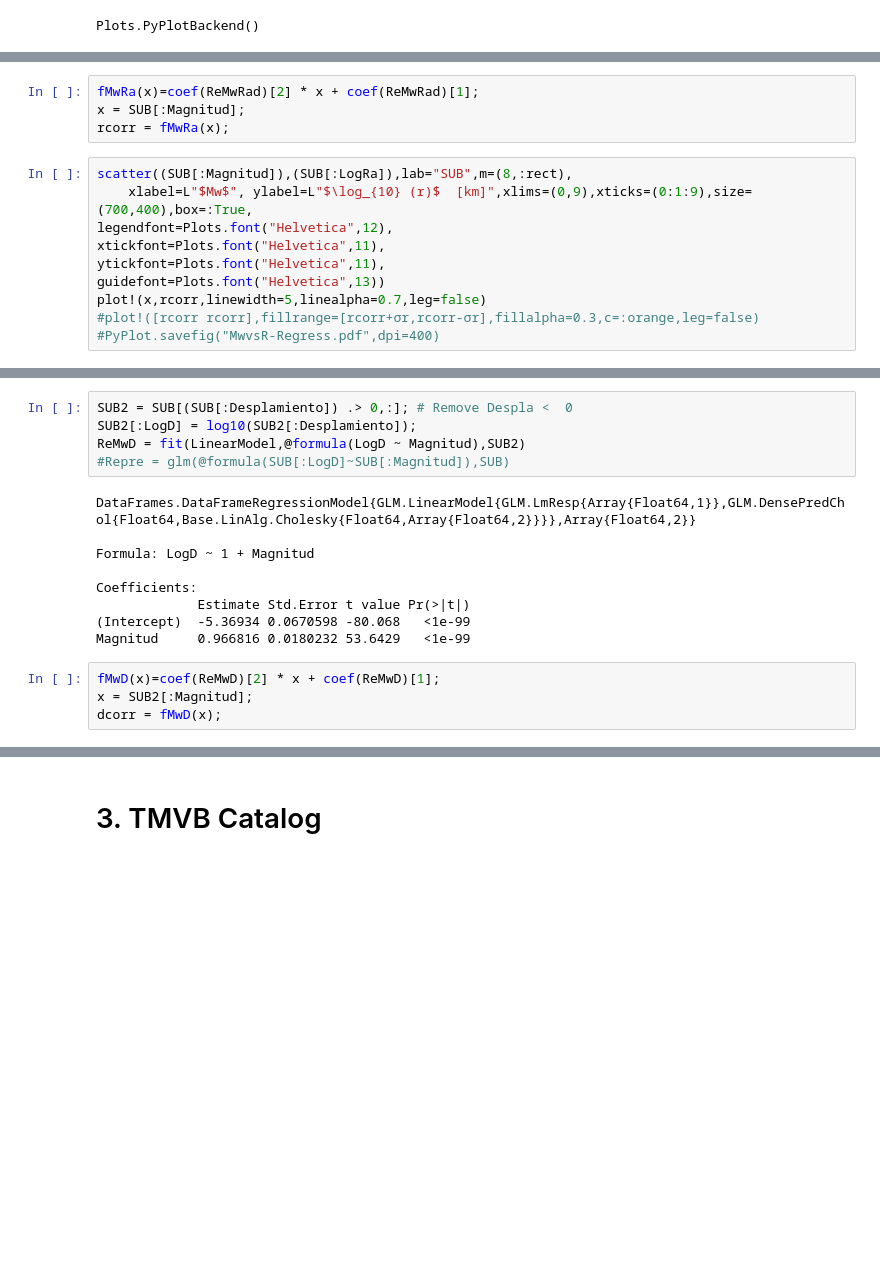
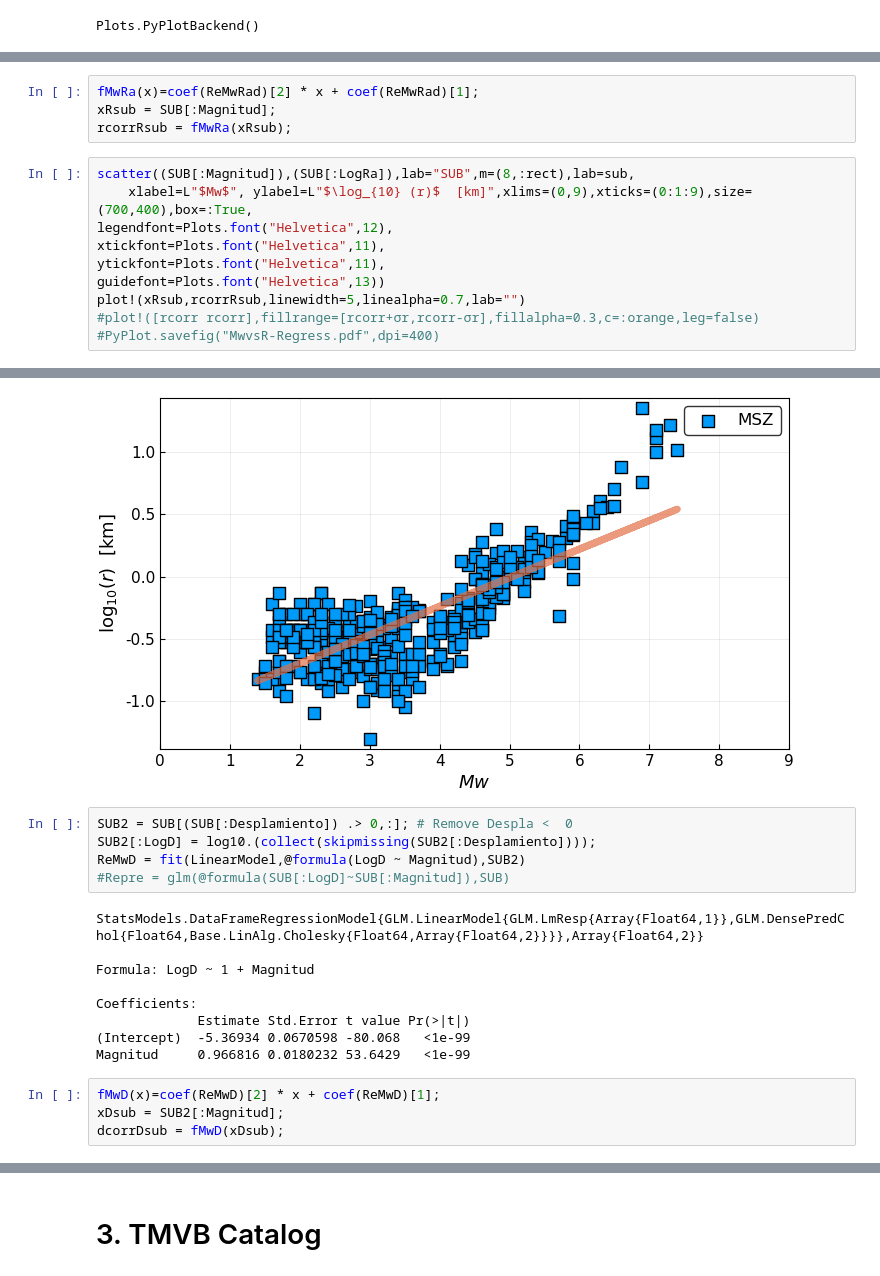
Before and after one commit to CGEOUNAM/MexicanEarthquakeDatabase, a Jupyter notebook: SubCatalog-Regression.ipynb, the cells around one changed output, grey strips where cells are left out. Saved outputs shown, nothing was run; the diff lists cells and outputs as text; blank space fills up the shorter version.

```diff
--- a/SubCatalog-Regression.ipynb
+++ b/SubCatalog-Regression.ipynb
@@ -70,16 +133,16 @@ Coefficients:
 Magnitud     0.229247 0.00904721   25.339   <1e-87
 # %%
 fMwRa(x)=coef(ReMwRad)[2] * x + coef(ReMwRad)[1];
-x = SUB[:Magnitud];
-rcorr = fMwRa(x);
+xRsub = SUB[:Magnitud];
+rcorrRsub = fMwRa(xRsub);
 # %%
-scatter((SUB[:Magnitud]),(SUB[:LogRa]),lab="SUB",m=(8,:rect),
+scatter((SUB[:Magnitud]),(SUB[:LogRa]),lab="SUB",m=(8,:rect),lab=sub,
     xlabel=L"$Mw$", ylabel=L"$\log_{10} (r)$  [km]",xlims=(0,9),xticks=(0:1:9),size=(700,400),box=:True,
 legendfont=Plots.font("Helvetica",12),
 xtickfont=Plots.font("Helvetica",11),
 ytickfont=Plots.font("Helvetica",11),
 guidefont=Plots.font("Helvetica",13))
-plot!(x,rcorr,linewidth=5,linealpha=0.7,leg=false)
+plot!(xRsub,rcorrRsub,linewidth=5,linealpha=0.7,lab="")
 #plot!([rcorr rcorr],fillrange=[rcorr+σr,rcorr-σr],fillalpha=0.3,c=:orange,leg=false)
 #PyPlot.savefig("MwvsR-Regress.pdf",dpi=400)
 # %% [output]
@@ -87,10 +149,11 @@ plot!(x,rcorr,linewidth=5,linealpha=0.7,leg=false)
+[figure, added]
 # %%
 SUB2 = SUB[(SUB[:Desplamiento]) .> 0,:]; # Remove Despla <  0
-SUB2[:LogD] = log10(SUB2[:Desplamiento]);
+SUB2[:LogD] = log10.(collect(skipmissing(SUB2[:Desplamiento])));
 ReMwD = fit(LinearModel,@formula(LogD ~ Magnitud),SUB2)
 #Repre = glm(@formula(SUB[:LogD]~SUB[:Magnitud]),SUB)
 # %% [output]
-DataFrames.DataFrameRegressionModel{GLM.LinearModel{GLM.LmResp{Array{Float64,1}},GLM.DensePredChol{Float64,Base.LinAlg.Cholesky{Float64,Array{Float64,2}}}},Array{Float64,2}}
+StatsModels.DataFrameRegressionModel{GLM.LinearModel{GLM.LmResp{Array{Float64,1}},GLM.DensePredChol{Float64,Base.LinAlg.Cholesky{Float64,Array{Float64,2}}}},Array{Float64,2}}
 
 Formula: LogD ~ 1 + Magnitud
 
@@ -100,6 +163,6 @@ Coefficients:
 Magnitud     0.966816 0.0180232 53.6429   <1e-99
 # %%
 fMwD(x)=coef(ReMwD)[2] * x + coef(ReMwD)[1];
-x = SUB2[:Magnitud];
-dcorr = fMwD(x);
+xDsub = SUB2[:Magnitud];
+dcorrDsub = fMwD(xDsub);
 # %%
```
Also changed, not shown: parts of 39 cells of this notebook.
